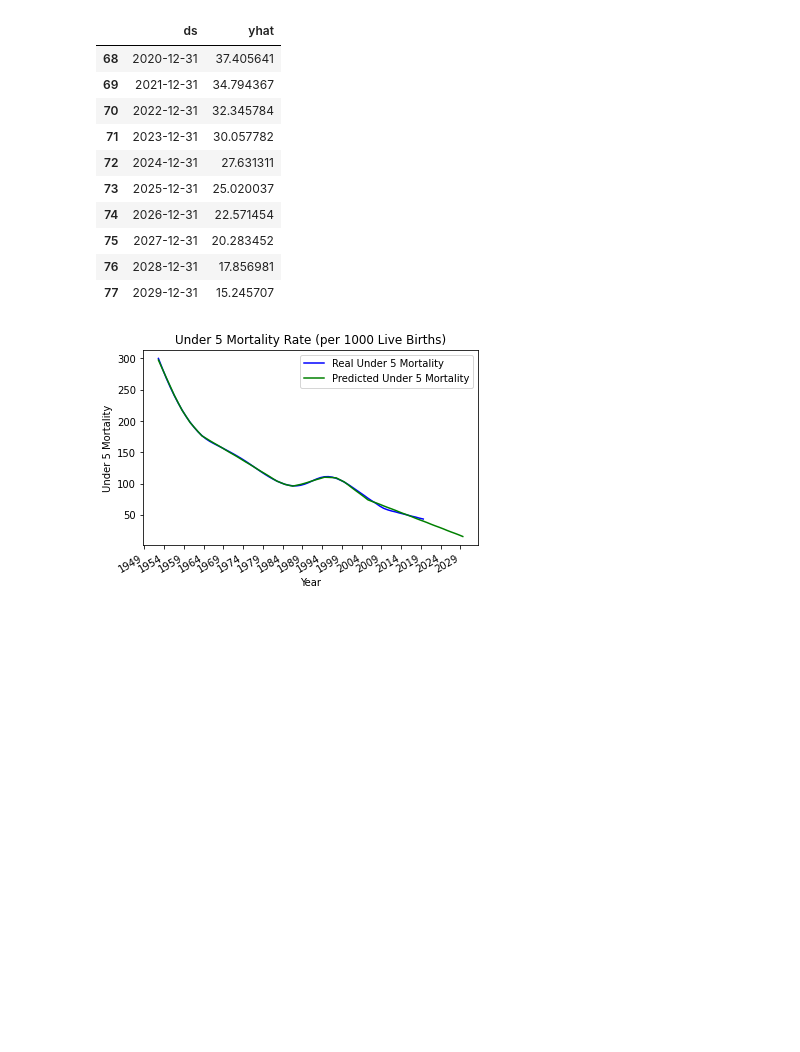
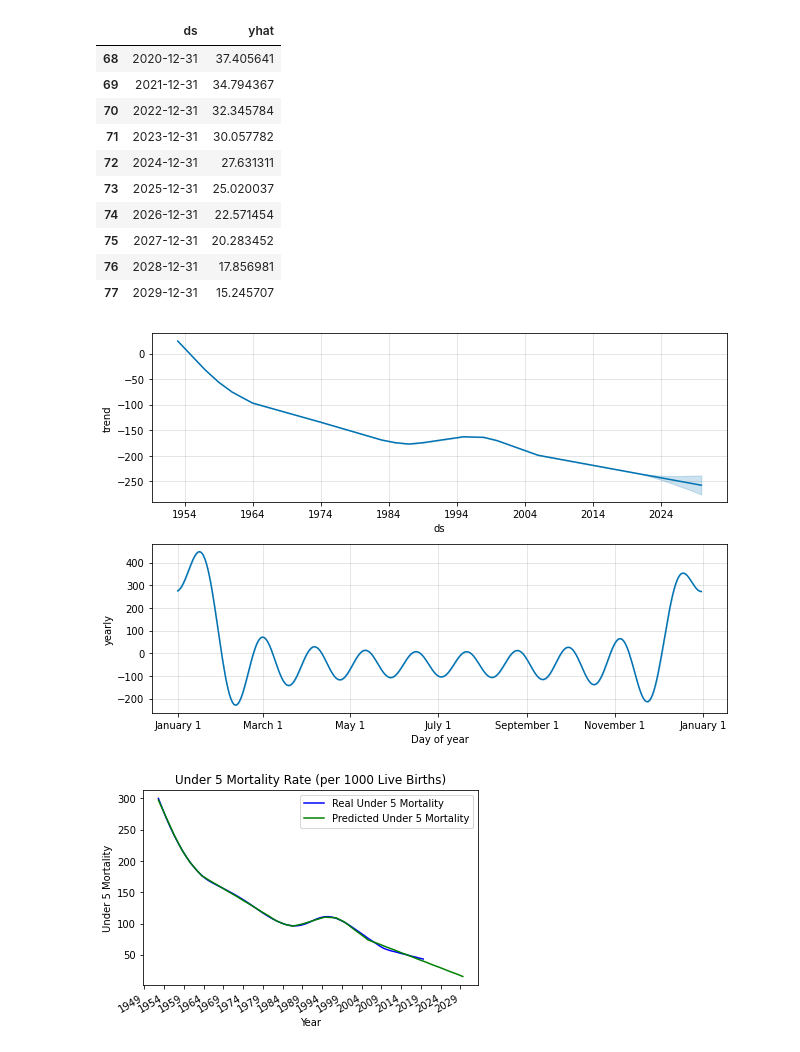
Before and after one commit to annchemu/tsa, a Jupyter notebook: prophet_model.ipynb, the cells around one changed output. Drawn from its saved outputs; the diff is of its cells as text; code cells hidden in the pictures; blank space fills up the shorter version.

```diff
--- a/prophet_model.ipynb
+++ b/prophet_model.ipynb
@@ -97,6 +104,11 @@ forecast[['ds','yhat']].tail(10)
 | 75 | 2027-12-31 | 20.283452 |
 | 76 | 2028-12-31 | 17.856981 |
 | 77 | 2029-12-31 | 15.245707 |
+# %%
+# Plot the components of the model
+fig = m.plot_components(forecast)
+# %% [output]
+[figure, added]
 # %%
 #visualize
 # predicted = m.plot(forecast)
```
Also changed, not shown: parts of 14 cells of this notebook, 5 other files.
